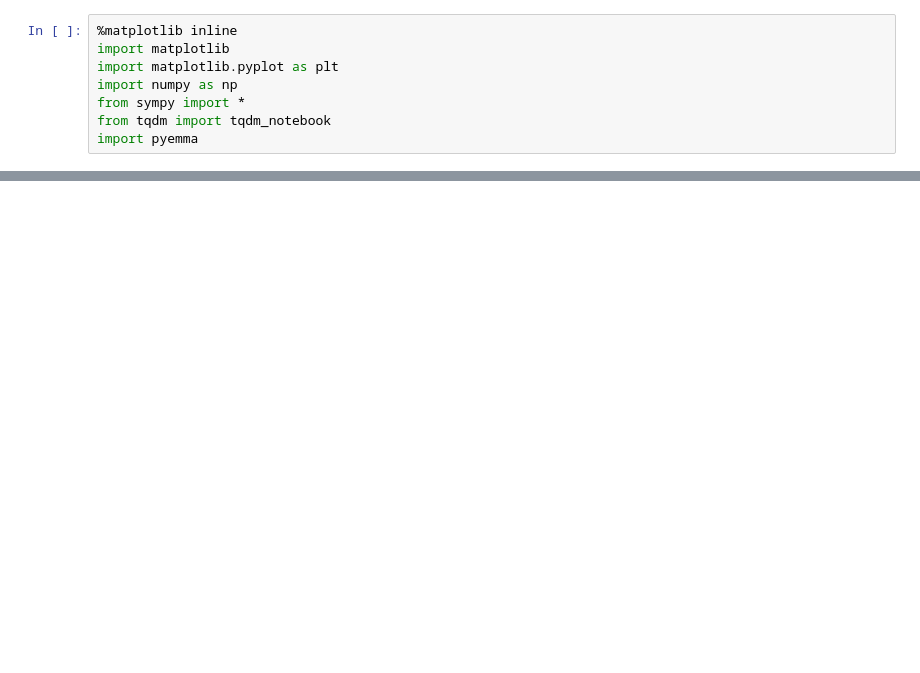
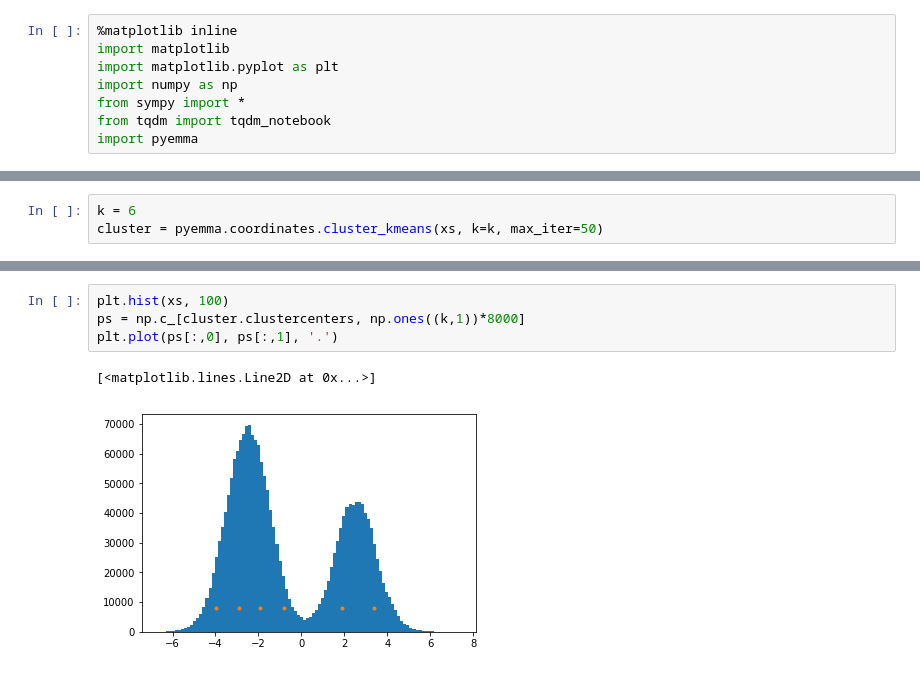
Before and after one commit to pelegs/msm, a Jupyter notebook: simulations/validations/kramers/1D/quick_test/quick_kramers.ipynb, the cells around one changed output, grey strips where cells are left out. Drawn from its saved outputs; the diff is of its cells as text; blank space fills up the shorter version.

```diff
--- a/simulations/validations/kramers/1D/quick_test/quick_kramers.ipynb
+++ b/simulations/validations/kramers/1D/quick_test/quick_kramers.ipynb
@@ -83,0 +59,3 @@ plt.plot(ms, ks)
+# %%
+k = 6
+cluster = pyemma.coordinates.cluster_kmeans(xs, k=k, max_iter=50)
@@ -83,0 +66,7 @@ plt.plot(ms, ks)
+# %%
+plt.hist(xs, 100)
+ps = np.c_[cluster.clustercenters, np.ones((k,1))*8000]
+plt.plot(ps[:,0], ps[:,1], '.')
+# %% [output]
+[<matplotlib.lines.Line2D at 0x...>]
+[figure, added]
```
Also changed, not shown: parts of 12 cells of this notebook, 25 other files.
